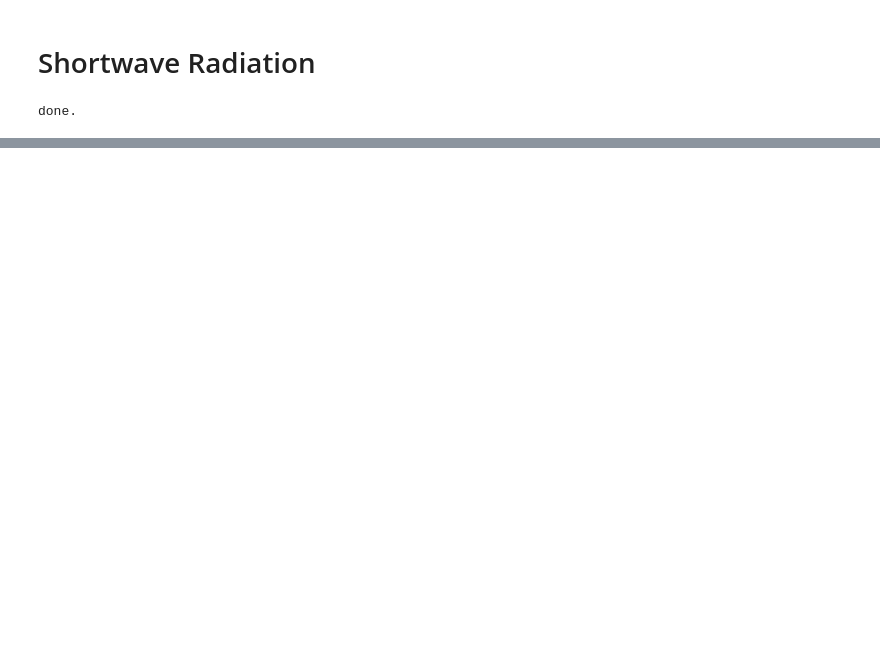
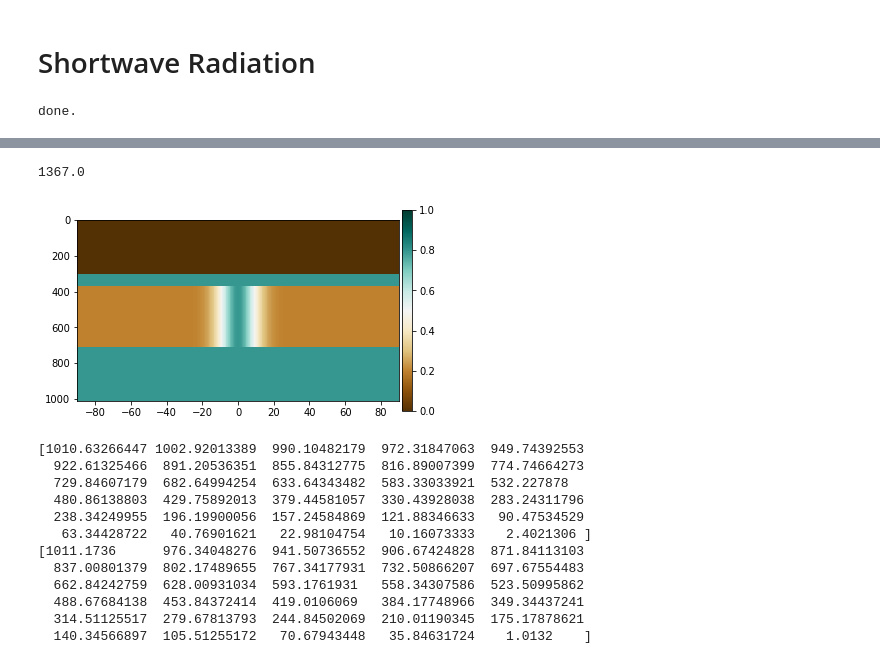
Before and after one commit to fagan2888/EBM, a Jupyter notebook: CliMT_tests.ipynb, the cells around one changed output, grey strips where cells are left out. Drawn from its saved outputs; the diff is of its cells as text; code cells hidden in the pictures; blank space fills up the shorter version.

```diff
--- a/CliMT_tests.ipynb
+++ b/CliMT_tests.ipynb
@@ -362,0 +342,27 @@ ax.plot(sin_lats, 1365/4 * np.cos(lats))
+# %%
+from sympl import get_constant
+get_constant('stellar_irradiance', 'W/m^2')
+# %% [output]
+1367.0
+# %%
+state['specific_humidity']
+plt.imshow(RH_dist.T, extent=(-90, 90, pressures[0]/100, 0), origin='lower', aspect=.1, cmap='BrBG', vmin=0.0, vmax=1.0)
+plt.colorbar(pad=0.01,fraction=0.03)
+plt.show()
+
+print(pressures/100)
+print(moist_data["pressures"]/100)
+# %% [output]
+[figure, added]
+[1010.63266447 1002.92013389  990.10482179  972.31847063  949.74392553
+  922.61325466  891.20536351  855.84312775  816.89007399  774.74664273
+  729.84607179  682.64994254  633.64343482  583.33033921  532.227878
+  480.86138803  429.75892013  379.44581057  330.43928038  283.24311796
+  238.34249955  196.19900056  157.24584869  121.88346633   90.47534529
+   63.34428722   40.76901621   22.98104754   10.16073333    2.4021306 ]
+[1011.1736      976.34048276  941.50736552  906.67424828  871.84113103
+  837.00801379  802.17489655  767.34177931  732.50866207  697.67554483
+  662.84242759  628.00931034  593.1761931   558.34307586  523.50995862
+  488.67684138  453.84372414  419.0106069   384.17748966  349.34437241
+  314.51125517  279.67813793  244.84502069  210.01190345  175.17878621
+  140.34566897  105.51255172   70.67943448   35.84631724    1.0132    ]
```
Also changed, not shown: parts of 7 cells of this notebook, 2 other files.
